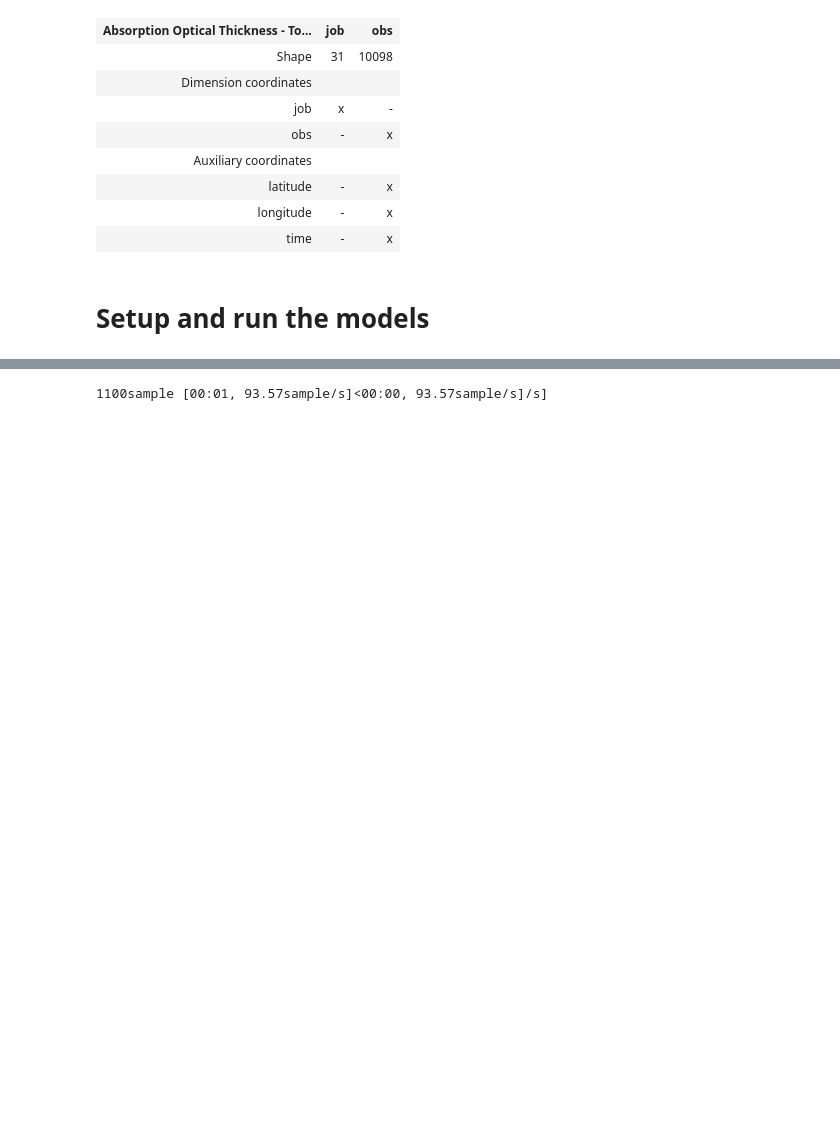
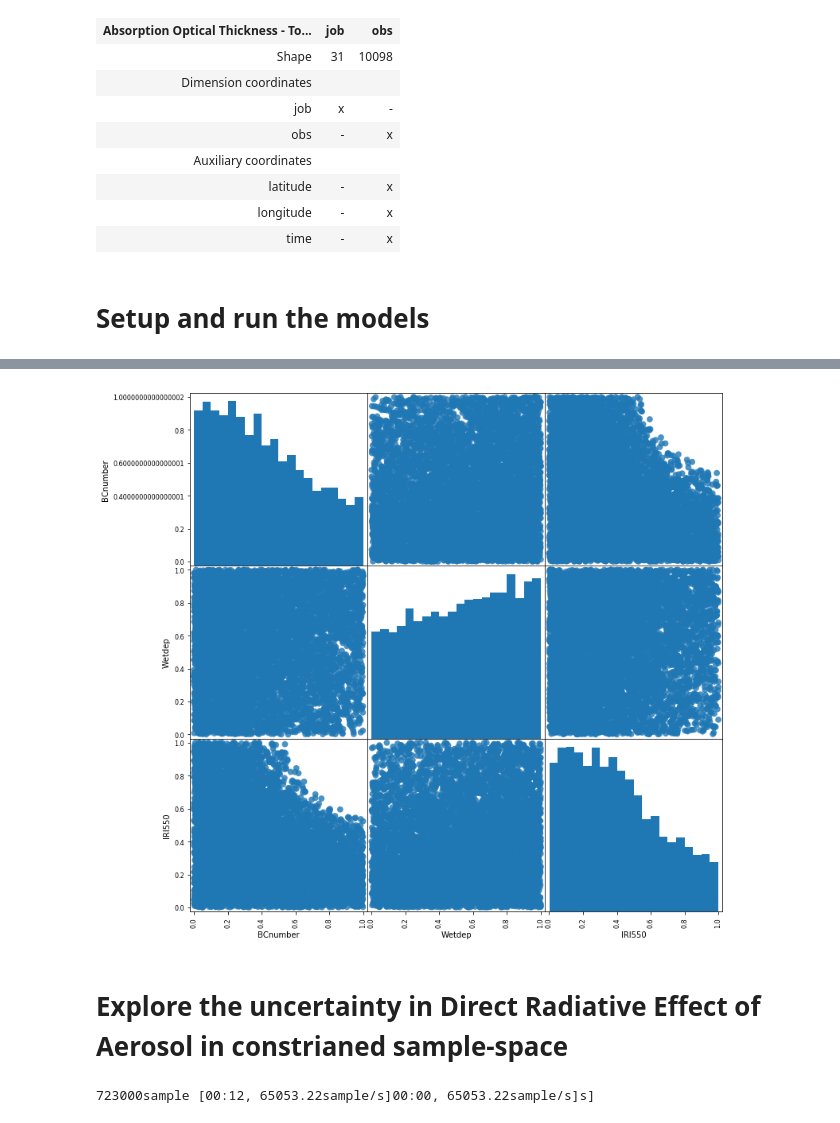
Before and after one commit to duncanwp/ESEm, a Jupyter notebook: examples/Calibrating_GPs_using_ABC.ipynb, the cells around one changed output, grey strips where cells are left out. Cells and saved outputs as stored; diff of their text form; code cells hidden in the pictures; blank space fills up the shorter version.

```diff
--- a/examples/Calibrating_GPs_using_ABC.ipynb
+++ b/examples/Calibrating_GPs_using_ABC.ipynb
@@ -125 +134,10 @@ Remaining points: 1091
+# %%
+# We can also easily plot the joint distributions
+#  Only plot every one in 10 points as scatter plots with large numbers of points are slow...
+grr = pd.plotting.scatter_matrix(constrained_sample[::100], figsize=(12, 12), marker='o',
+                                 hist_kwds={'bins': 20}, s=60, alpha=.8, vmin=1e-3, vmax=5e-3)
+# %% [output]
+[figure, added]
+# %% [markdown]
+# Explore the uncertainty in Direct Radiative Effect of Aerosol in constrianed sample-space
 # %%
@@ -130,5 +148,7 @@ ari_model.train(X_train)
-# %%
-unconstrained_mean_ari, unconstrained_sd_ari = batch_stats(ari_model, sample_points, batch_size=100)
-constrained_mean_ari, constrained_sd_ari = batch_stats(ari_model, constrained_sample, batch_size=100)
-# %% [output]
-1100sample [00:01, 93.57sample/s]<00:00, 93.57sample/s]/s]
+# %%
+# Calculate the mean and std-dev DRE over each set of sample points
+
+unconstrained_mean_ari, unconstrained_sd_ari = ari_model.batch_stats(sample_points, batch_size=1000)
+constrained_mean_ari, constrained_sd_ari = ari_model.batch_stats(constrained_sample, batch_size=1000)
+# %% [output]
+723000sample [00:12, 65053.22sample/s]00:00, 65053.22sample/s]s]
```
Also changed, not shown: parts of 27 cells of this notebook, 12 other files.
